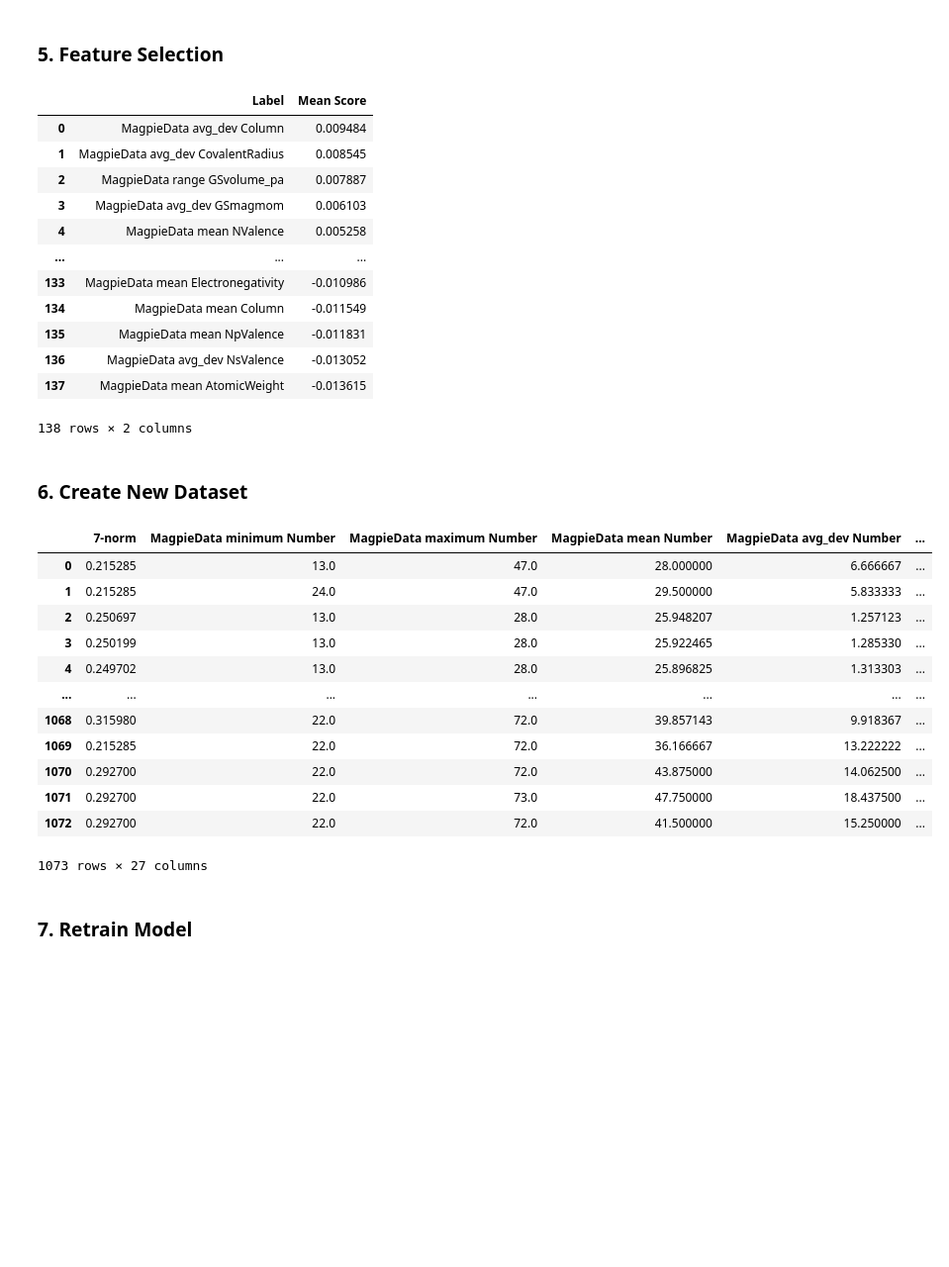
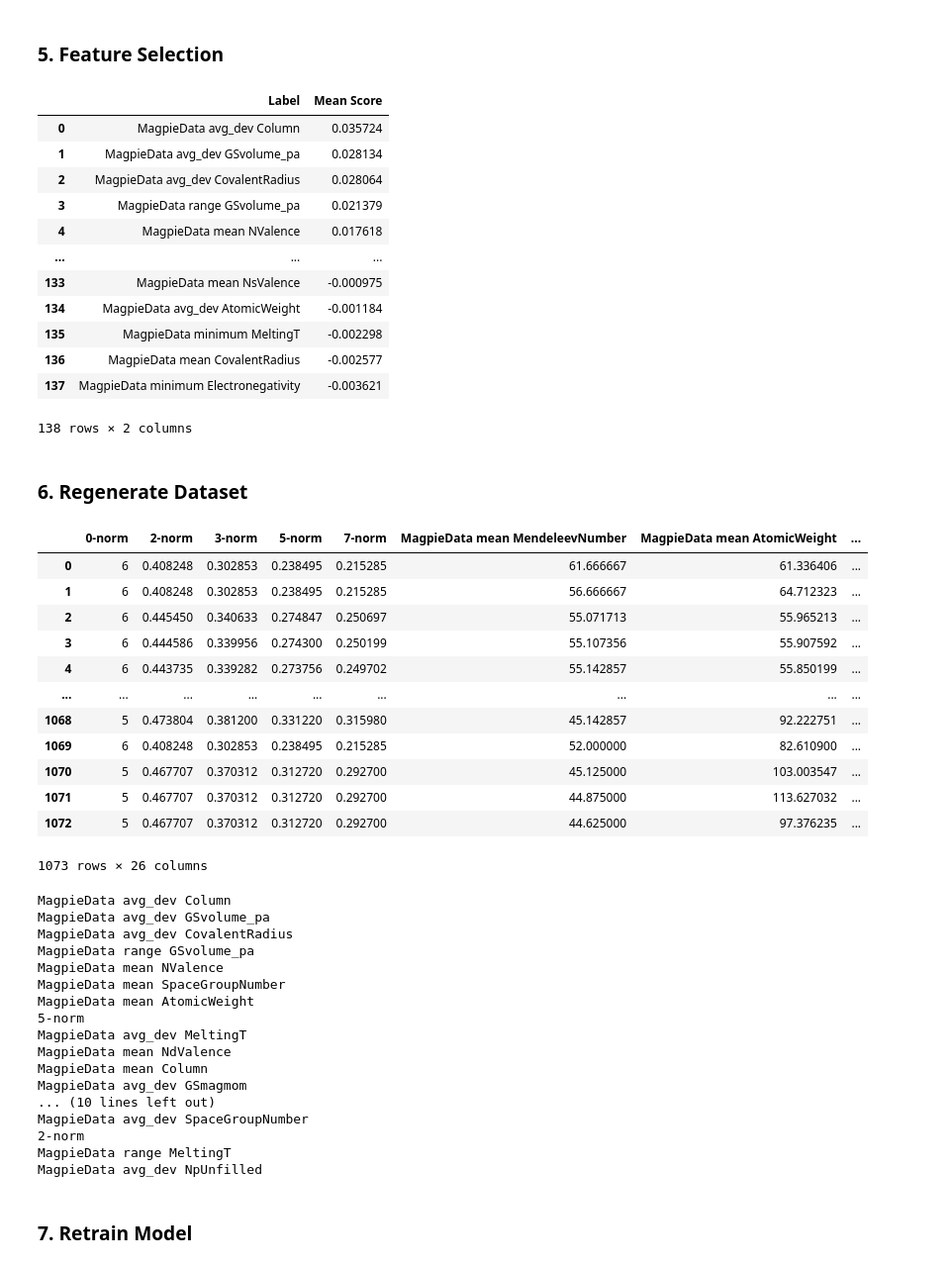
Before and after one commit to sarmigan/HEAPML, a Jupyter notebook: gbdt.ipynb, the cells around one changed output. Shown: that part at 99% size. Cells and saved outputs as stored; diff of their text form; code cells hidden in the pictures; blank space fills up the shorter version.

```diff
--- a/gbdt.ipynb
+++ b/gbdt.ipynb
@@ -20,7 +30,7 @@ from sklearn.inspection import permutation_importance
 feature_calculators = MultipleFeaturizer([cf.Stoichiometry(), cf.ElementProperty.from_preset('magpie')])
 feature_labels = feature_calculators.feature_labels()
 
-alloys = pd.read_csv('../data/featurized_alloys.csv')
+alloys = pd.read_csv('./data/featurized_alloys.csv')
 
 display(alloys)
 # %% [output]
@@ -97,7 +99,7 @@ CV Score: 0.8290387783150772
 ### 5. Feature Selection
 # %%
 # Rank features using permutation importance
-permutation_importance = permutation_importance(gbdt, X_test, y_test, n_repeats=30, random_state=0, n_jobs=2)
+permutation_importance = permutation_importance(gbdt, X_train, y_train, n_repeats=20, random_state=0, n_jobs=-1)
 
 p_i = sorted(zip(feature_labels, permutation_importance.importances_mean), key=lambda x: x[1], reverse=True)
 p_i = pd.DataFrame(p_i, columns=['Label', 'Mean Score'])
@@ -105,49 +107,68 @@ p_i = pd.DataFrame(p_i, columns=['Label', 'Mean Score'])
 display(p_i)
 # %% [output]
 |  | Label | Mean Score |
-| 0 | MagpieData avg_dev Column | 0.009484 |
-| 1 | MagpieData avg_dev CovalentRadius | 0.008545 |
-| 2 | MagpieData range GSvolume_pa | 0.007887 |
-| 3 | MagpieData avg_dev GSmagmom | 0.006103 |
-| 4 | MagpieData mean NValence | 0.005258 |
+| 0 | MagpieData avg_dev Column | 0.035724 |
+| 1 | MagpieData avg_dev GSvolume_pa | 0.028134 |
+| 2 | MagpieData avg_dev CovalentRadius | 0.028064 |
+| 3 | MagpieData range GSvolume_pa | 0.021379 |
+| 4 | MagpieData mean NValence | 0.017618 |
 | ... | ... | ... |
-| 133 | MagpieData mean Electronegativity | -0.010986 |
-| 134 | MagpieData mean Column | -0.011549 |
-| 135 | MagpieData mean NpValence | -0.011831 |
-| 136 | MagpieData avg_dev NsValence | -0.013052 |
-| 137 | MagpieData mean AtomicWeight | -0.013615 |
+| 133 | MagpieData mean NsValence | -0.000975 |
+| 134 | MagpieData avg_dev AtomicWeight | -0.001184 |
+| 135 | MagpieData minimum MeltingT | -0.002298 |
+| 136 | MagpieData mean CovalentRadius | -0.002577 |
+| 137 | MagpieData minimum Electronegativity | -0.003621 |
 138 rows × 2 columns
 # %% [markdown]
-### 6. Create New Dataset
+### 6. Regenerate Dataset
 # %%
 feature_count = 26
 
 feature_selection = p_i['Label'].head(feature_count).values
 
 # Choose training columns from dataframe
 x_cols = [c for c in alloys.columns if c in feature_selection]
 
 y = alloys['phase'].values
 X = alloys[x_cols]
 
 # Split training and testing data
 X_train, X_test, y_train, y_test = train_test_split(X, y, test_size=0.33, random_state=0)
 
 display(X)
+for feature in feature_selection:
+    print(feature)
 # %% [output]
-|  | 7-norm | MagpieData minimum Number | MagpieData maximum Number | MagpieData mean Number | MagpieData avg_dev Number | ... |
-| 0 | 0.215285 | 13.0 | 47.0 | 28.000000 | 6.666667 | ... |
-| 1 | 0.215285 | 24.0 | 47.0 | 29.500000 | 5.833333 | ... |
-| 2 | 0.250697 | 13.0 | 28.0 | 25.948207 | 1.257123 | ... |
-| 3 | 0.250199 | 13.0 | 28.0 | 25.922465 | 1.285330 | ... |
-| 4 | 0.249702 | 13.0 | 28.0 | 25.896825 | 1.313303 | ... |
-| ... | ... | ... | ... | ... | ... | ... |
-| 1068 | 0.315980 | 22.0 | 72.0 | 39.857143 | 9.918367 | ... |
-| 1069 | 0.215285 | 22.0 | 72.0 | 36.166667 | 13.222222 | ... |
-| 1070 | 0.292700 | 22.0 | 72.0 | 43.875000 | 14.062500 | ... |
-| 1071 | 0.292700 | 22.0 | 73.0 | 47.750000 | 18.437500 | ... |
-| 1072 | 0.292700 | 22.0 | 72.0 | 41.500000 | 15.250000 | ... |
+|  | 0-norm | 2-norm | 3-norm | 5-norm | 7-norm | MagpieData mean MendeleevNumber | MagpieData mean AtomicWeight | ... |
+| 0 | 6 | 0.408248 | 0.302853 | 0.238495 | 0.215285 | 61.666667 | 61.336406 | ... |
+| 1 | 6 | 0.408248 | 0.302853 | 0.238495 | 0.215285 | 56.666667 | 64.712323 | ... |
+| 2 | 6 | 0.445450 | 0.340633 | 0.274847 | 0.250697 | 55.071713 | 55.965213 | ... |
+| 3 | 6 | 0.444586 | 0.339956 | 0.274300 | 0.250199 | 55.107356 | 55.907592 | ... |
+| 4 | 6 | 0.443735 | 0.339282 | 0.273756 | 0.249702 | 55.142857 | 55.850199 | ... |
+| ... | ... | ... | ... | ... | ... | ... | ... | ... |
+| 1068 | 5 | 0.473804 | 0.381200 | 0.331220 | 0.315980 | 45.142857 | 92.222751 | ... |
+| 1069 | 6 | 0.408248 | 0.302853 | 0.238495 | 0.215285 | 52.000000 | 82.610900 | ... |
+| 1070 | 5 | 0.467707 | 0.370312 | 0.312720 | 0.292700 | 45.125000 | 103.003547 | ... |
+| 1071 | 5 | 0.467707 | 0.370312 | 0.312720 | 0.292700 | 44.875000 | 113.627032 | ... |
+| 1072 | 5 | 0.467707 | 0.370312 | 0.312720 | 0.292700 | 44.625000 | 97.376235 | ... |
-1073 rows × 27 columns
+1073 rows × 26 columns
+MagpieData avg_dev Column
+MagpieData avg_dev GSvolume_pa
+MagpieData avg_dev CovalentRadius
+MagpieData range GSvolume_pa
+MagpieData mean NValence
+MagpieData mean SpaceGroupNumber
+MagpieData mean AtomicWeight
+5-norm
+MagpieData avg_dev MeltingT
+MagpieData mean NdValence
+MagpieData mean Column
+MagpieData avg_dev GSmagmom
+... (10 lines left out)
+MagpieData avg_dev SpaceGroupNumber
+2-norm
+MagpieData range MeltingT
+MagpieData avg_dev NpUnfilled
 # %% [markdown]
 ### 7. Retrain Model
 # %%
```
Also changed, not shown: parts of 10 cells of this notebook, 11 other files.
